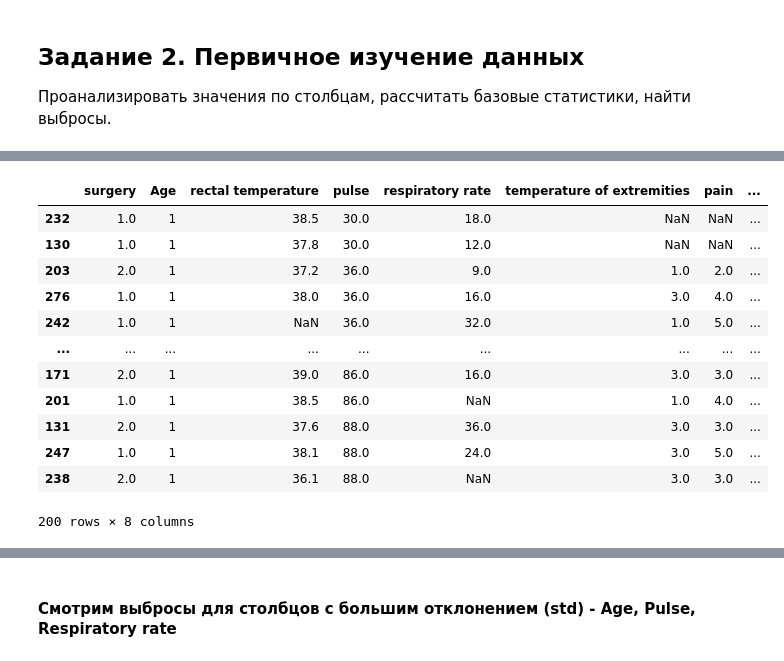
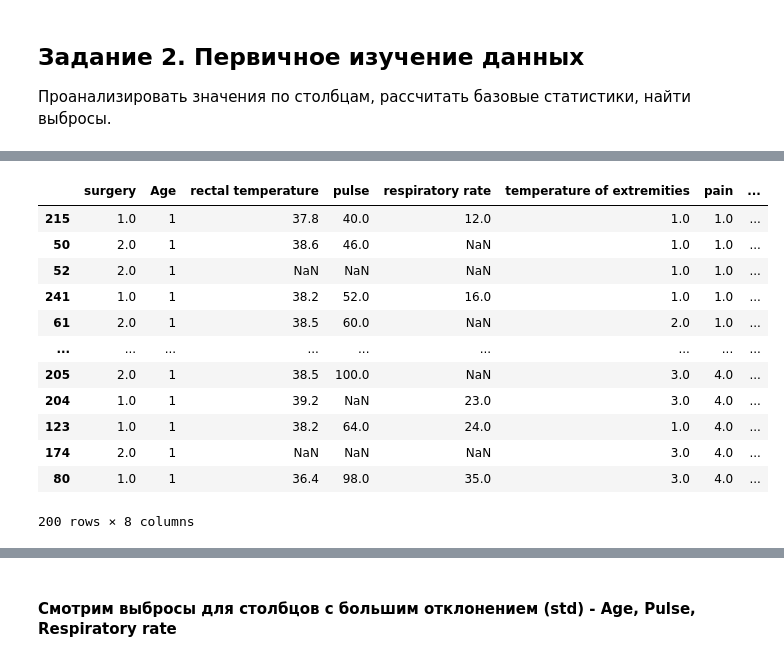
Before and after one commit to enka3388/HW_Basic_Statistics_Python, a Jupyter notebook: HW_Basic_statistics_Python.ipynb, the cells around one changed output, grey strips where cells are left out. Drawn from its saved outputs; the diff is of its cells as text; code cells hidden in the pictures.

```diff
--- a/HW_Basic_statistics_Python.ipynb
+++ b/HW_Basic_statistics_Python.ipynb
@@ -9,8 +9,8 @@ https://raw.githubusercontent.com/obulygin/pyda_homeworks/master/statistics_basi
 # %%
 import pandas as pd
 # %%
-# загружаем данные со столбцами без названия, используя header = None
-df = pd.read_csv('horse_data.csv', header = None)
+# загружаем данные со столбцами без названия, используя header = None, na_values - для замены символа ? на NaN
+df = pd.read_csv('horse_data.csv', header = None, na_values = '?', encoding ='Utf-8')
 df.head()
 # %% [output]
 |  | 0 | 1 | 2 | 3 | 4 | 5 | 6 | 7 | 8 | 9 | ... | ... |
@@ -22 +22,5 @@ df.head()
 5 rows × 28 columns
+# %%
+# Удаляем лишние столбцы
+df.drop([2, 7, 8, 9, 11, 12, 13, 14, 15, 16, 17, 18, 19 ,20, 21, 23, 24, 25, 26, 27], inplace = True, axis = 1)
+df.head()
@@ -52,11 +58,3 @@ df.head()
 # %% [markdown]
 ## Задание 2. Первичное изучение данных
 Проанализировать значения по столбцам, рассчитать базовые статистики, найти выбросы.
-# %%
-# заменяем знаки ? на пустые значения
-def change_item(item):
-    if item == '?':
-        item = ''
-    return item
-df =  df.applymap(change_item)
-df.head()
@@ -70,20 +61,20 @@ df.head()
 # %%
-# Переводим все значения датафрейма в числовые, в пустых ячейках получим NaN, который не учитывается при расчетах и не искажает статистику
+# Переводим все значения датафрейма в числовые. NaN оставляем, не учитывается при расчетах и не искажает статистику
 df = df.apply(pd.to_numeric)
-df.sort_values('pulse').head(200)
+df.sort_values('pain').head(200)
 # %% [output]
 |  | surgery | Age | rectal temperature | pulse | respiratory rate | temperature of extremities | pain | ... |
-| 232 | 1.0 | 1 | 38.5 | 30.0 | 18.0 | NaN | NaN | ... |
-| 130 | 1.0 | 1 | 37.8 | 30.0 | 12.0 | NaN | NaN | ... |
-| 203 | 2.0 | 1 | 37.2 | 36.0 | 9.0 | 1.0 | 2.0 | ... |
-| 276 | 1.0 | 1 | 38.0 | 36.0 | 16.0 | 3.0 | 4.0 | ... |
-| 242 | 1.0 | 1 | NaN | 36.0 | 32.0 | 1.0 | 5.0 | ... |
+| 215 | 1.0 | 1 | 37.8 | 40.0 | 12.0 | 1.0 | 1.0 | ... |
+| 50 | 2.0 | 1 | 38.6 | 46.0 | NaN | 1.0 | 1.0 | ... |
+| 52 | 2.0 | 1 | NaN | NaN | NaN | 1.0 | 1.0 | ... |
+| 241 | 1.0 | 1 | 38.2 | 52.0 | 16.0 | 1.0 | 1.0 | ... |
+| 61 | 2.0 | 1 | 38.5 | 60.0 | NaN | 2.0 | 1.0 | ... |
 | ... | ... | ... | ... | ... | ... | ... | ... | ... |
-| 171 | 2.0 | 1 | 39.0 | 86.0 | 16.0 | 3.0 | 3.0 | ... |
-| 201 | 1.0 | 1 | 38.5 | 86.0 | NaN | 1.0 | 4.0 | ... |
-| 131 | 2.0 | 1 | 37.6 | 88.0 | 36.0 | 3.0 | 3.0 | ... |
-| 247 | 1.0 | 1 | 38.1 | 88.0 | 24.0 | 3.0 | 5.0 | ... |
-| 238 | 2.0 | 1 | 36.1 | 88.0 | NaN | 3.0 | 3.0 | ... |
+| 205 | 2.0 | 1 | 38.5 | 100.0 | NaN | 3.0 | 4.0 | ... |
+| 204 | 1.0 | 1 | 39.2 | NaN | 23.0 | 3.0 | 4.0 | ... |
+| 123 | 1.0 | 1 | 38.2 | 64.0 | 24.0 | 1.0 | 4.0 | ... |
+| 174 | 2.0 | 1 | NaN | NaN | NaN | 3.0 | 4.0 | ... |
+| 80 | 1.0 | 1 | 36.4 | 98.0 | 35.0 | 3.0 | 4.0 | ... |
 200 rows × 8 columns
 # %%
 # Выводим все базовые статистики по всем столбцам, по строчке 'count' понимаем, где больше пробелов в данных
```
Also changed, not shown: parts of 22 cells of this notebook.
